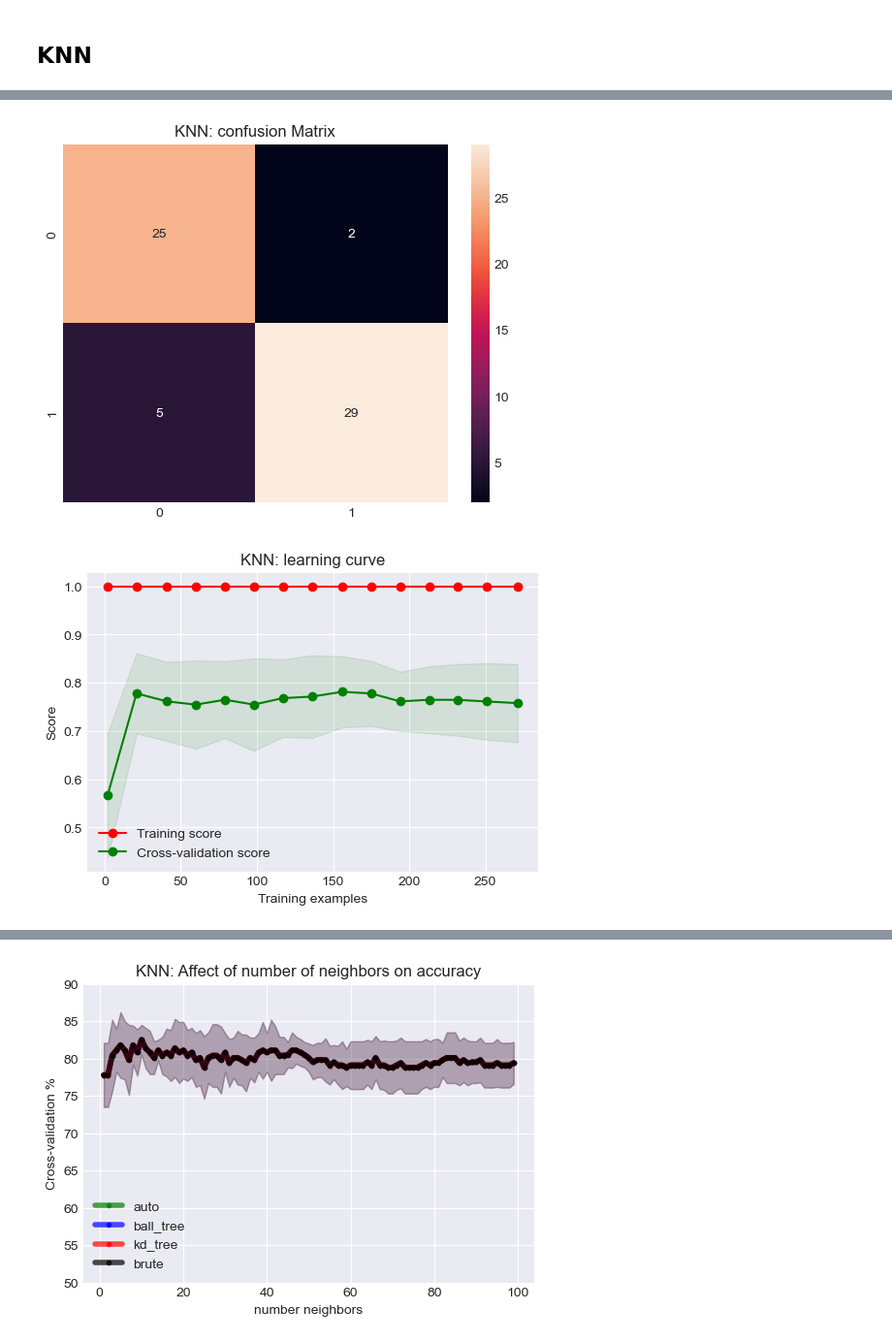
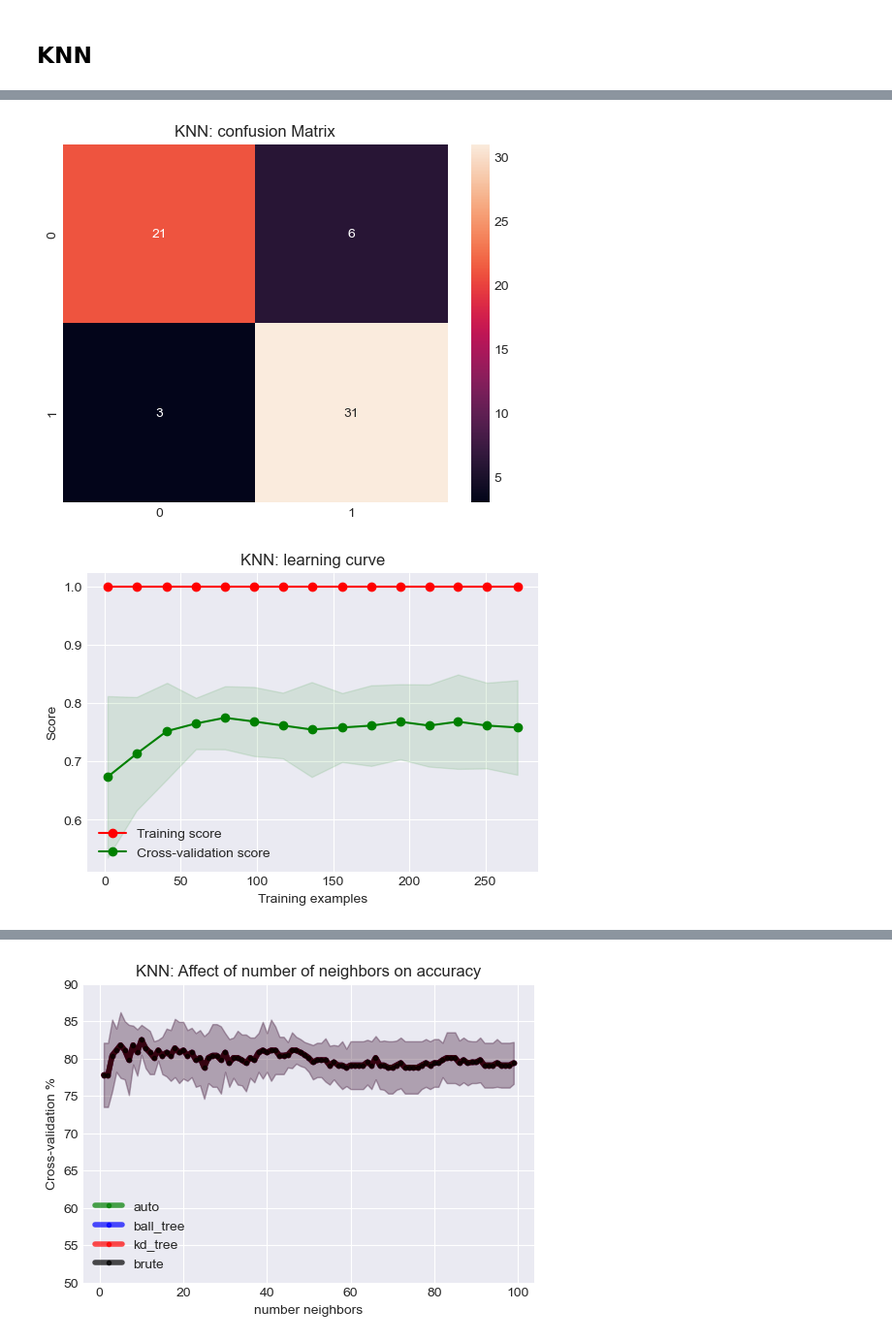
Before and after one commit to Alijafr/ML, a Jupyter notebook: assignment 1/code/Heart attack prediction .ipynb, the cells around one changed output, grey strips where cells are left out. Shown at 97% size. Cells and saved outputs as stored; diff of their text form; code cells hidden in the pictures.

```diff
--- a/assignment 1/code/Heart attack prediction .ipynb
+++ b/assignment 1/code/Heart attack prediction .ipynb
@@ -587,7 +611,6 @@ number of patients that didn't had  cases in the test dataset:  0
 # %%
-svm =SVC(C=0.1,gamma=0.1, kernel="linear",random_state=102)
+svm =SVC(C=0.01,gamma=0.1, kernel="linear",random_state=102)
 title = 'SVM: learning curve'
 plot_learning_curve(svm,title,X,y.squeeze(1),cv=10,n_jobs=-1)
-plt.show()
 plt.savefig(save_folder+ "SVM learning curve.pdf")
 # %% [output]
@@ -646,27 +675,27 @@ plt.savefig(save_folder+ "SVM regularization.png")
 # %%
 gammas = [0.001,0.01,0.1,1.0,10.0,100]
-kernals = ['poly','sigmoid','rbf']
+kernals = ['poly','sigmoid','rbf','linear']
 # test_acc_svm_gamma = np.zeros((len(kernals),len(gammas)))
-# train_acc_svm_gamma = np.zeros((len(kernals),len(gammas)))
+train_acc_svm_gamma = np.zeros((len(kernals),len(gammas)))
 cv_mean = np.zeros((len(kernals),len(gammas)))
 cv_std = np.zeros((len(kernals),len(gammas)))
 for i,kernal in enumerate(kernals):
     for j,gamma in enumerate(gammas):
         svm =SVC(C=0.1,degree=1,gamma=gamma, kernel=kernal,random_state=102)
+
         cv_result = cross_val_score(svm,X,y.squeeze(1)) # uses R^2 as score
         cv_mean[i,j] = round(cv_result.mean()*100,1)
         cv_std[i,j] = round(cv_result.std()*100,1)
 
-#         svm.fit(X_train,y_train.squeeze(1))
-#         # predicting the values
-#         y_pred_train = svm.predict(X_train)
-#         y_pred = svm.predict(X_test)
-#         # printing the test accuracy
-#         accuracy_train = accuracy_score(y_train, y_pred_train)
-#         accuracy_test = accuracy_score(y_test, y_pred)
-#         train_acc_svm_gamma[i,j] = round(100*accuracy_train,0)
-#         test_acc_svm_gamma[i,j] =round(100*accuracy_test,0)
+        svm =SVC(C=0.1,degree=1,gamma=gamma, kernel=kernal,random_state=102)
+        svm.fit(X_train,y_train)
+#     # predicting the values
+        y_pred_train = svm.predict(X_train)
+#     y_pred = svm.predict(X_test)
+#     # printing the test accuracy
+        accuracy_train = accuracy_score(y_train, y_pred_train)
+        train_acc_svm_gamma[i,j] = accuracy_train
 
 # print("samples used: ",gammas)
-# print("The train accuracies score of SVM is ", train_acc_svm_gamma)
+print("The train accuracies score of SVM is ", train_acc_svm_gamma)
 # print("The test accuracies score of SVM  is ", test_acc_svm_gamma)
@@ -758,7 +794,7 @@ The test accuracy score of DT is  0.7049180327868853
 0.053784040231896674
 [figure]
 # %%
-dt =DecisionTreeClassifier(ccp_alpha= 0.01, criterion='gini',max_depth=8,max_features='sqrt',random_state=102)
+dt =DecisionTreeClassifier( criterion='gini',max_depth=8,max_features='sqrt',random_state=102)
 title = 'DT: learning curve'
 plot_learning_curve(dt,title,X,y.squeeze(1),cv=10,n_jobs=-1)
 # plt.show()
@@ -828,12 +864,12 @@ train_acc_dt_leaf = np.zeros((len(criterions),len(leaf_sizes)))
 
 for i, criterion in enumerate(criterions):
     for j,leaf_size in enumerate(leaf_sizes):
-        dt =DecisionTreeClassifier(ccp_alpha= 0.01,max_leaf_nodes=leaf_size, criterion=criterion,max_depth=8,max_features='sqrt',random_state=102)
+        dt =DecisionTreeClassifier(max_leaf_nodes=leaf_size, criterion=criterion,max_depth=8,max_features='sqrt',random_state=102)
         cv_result = cross_val_score(dt,X,y.squeeze(1)) # uses R^2 as score
         cv_mean[i,j] = round(cv_result.mean()*100,1)
         cv_std[i,j] = round(cv_result.std()*100,1)
 
-        dt =DecisionTreeClassifier(ccp_alpha= 0.01,max_leaf_nodes=leaf_size, criterion=criterion,max_depth=8,max_features='sqrt',random_state=102)
+        dt =DecisionTreeClassifier(max_leaf_nodes=leaf_size, criterion=criterion,max_depth=8,max_features='sqrt',random_state=102)
 
         dt.fit(X_train,y_train)
 #     # predicting the values
@@ -1117,10 +1160,10 @@ plt.savefig(save_folder+ "Boosting learning rate.pdf")
 # %%
-knn = KNeighborsClassifier(algorithm='auto',leaf_size=5,n_neighbors=7,weights='uniform')
+knn = KNeighborsClassifier(algorithm='auto',leaf_size=5,n_neighbors=7,weights='distance')
 # knn = KNeighborsClassifier(algorithm= 'auto', leaf_size= 5, n_neighbors= 4, weights= 'distance')
 
-%timeit knn.fit(X_train,y_train)
+knn.fit(X_train,y_train)
 # predicting the values
-%timeit y_pred = knn.predict(X_test)
+y_pred = knn.predict(X_test)
 y_pred_train = knn.predict(X_train)
 # printing the test accuracy
 print("The train accuracy score of DT is ", accuracy_score(y_train, y_pred_train))
@@ -1131,7 +1174,7 @@ print("The test accuracy score of DT is ", accuracy_score(y_test, y_pred))
 confusion = sns.heatmap(confusion_matrix(y_test,y_pred),annot=True)
 confusion.set_title("KNN: confusion Matrix")
 fig = confusion.get_figure()
-fig.savefig(save_folder+"KNN_confusion.png")
+fig.savefig(save_folder+"KNN_confusion.pdf")
 cv_result = cross_val_score(knn,X,y.squeeze(1),cv=5) # uses R^2 as score
 print(cv_result.mean())
 print(cv_result.mean())
@@ -1144,12 +1185,12 @@ The test accuracy score of DT is  0.8852459016393442
 0.7977595628415302
 0.7977595628415302
 0.047263937430357686
-[figure, old version]
+[figure, new version]
 # %%
 knn = KNeighborsClassifier(n_neighbors=1)
 title = 'KNN: learning curve'
 plot_learning_curve(knn,title,X,y.squeeze(1),cv=10)
 # plt.show()
-plt.savefig(save_folder+ "KNN learning curve.png")
+plt.savefig(save_folder+ "KNN learning curve.pdf")
 # %% [output]
-[figure, old version]
+[figure, new version]
```
Also changed, not shown: parts of 46 cells of this notebook, 39 other files.
